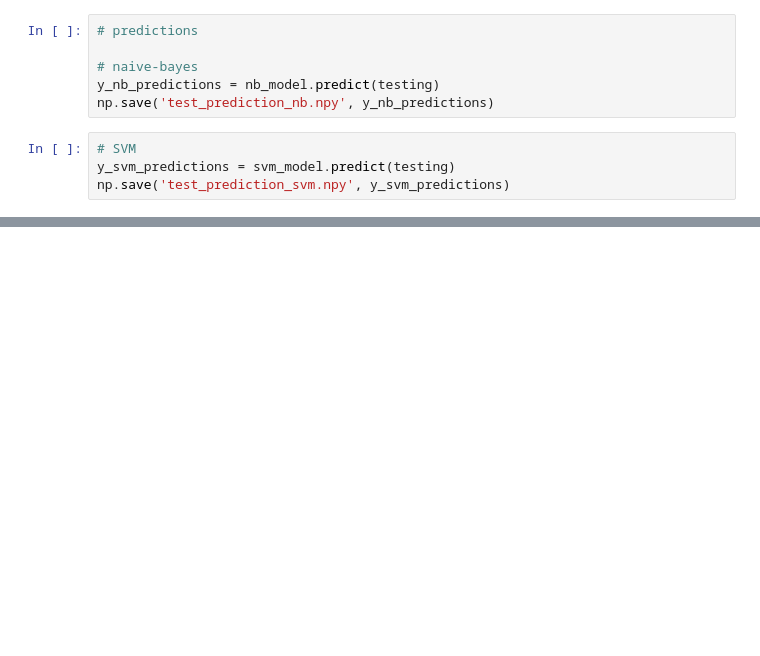
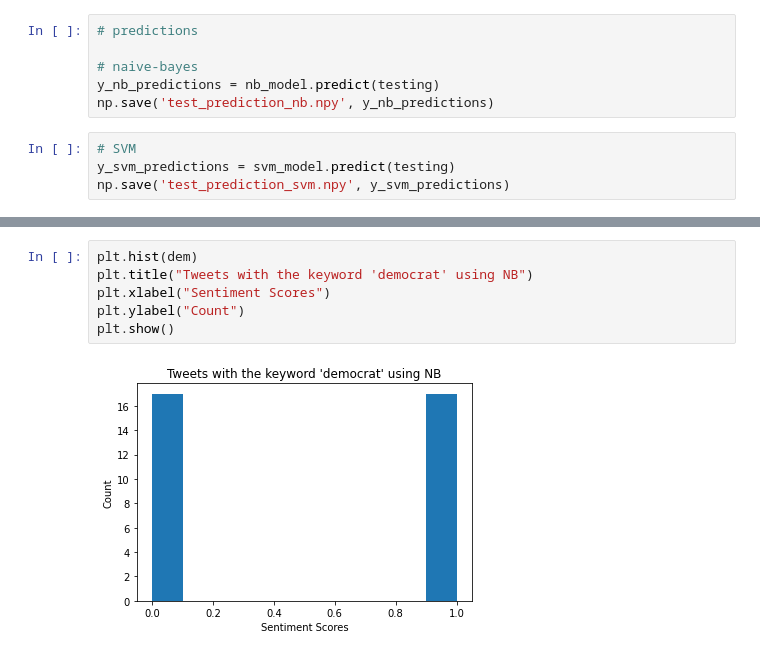
Before and after one commit to babybe11/COG403_Final_Project, a Jupyter notebook: Model Implementation.ipynb, the cells around one changed output, grey strips where cells are left out. Drawn from its saved outputs; the diff is of its cells as text; blank space fills up the shorter version.

```diff
--- a/Model Implementation.ipynb
+++ b/Model Implementation.ipynb
@@ -181,0 +263,8 @@ array([0, 0, 1, 0, 1, 1, 0, 0, 1, 1, 1, 1, 1, 0, 1, 0, 1, 0, 1, 0, 1, 1,
+# %%
+plt.hist(dem)
+plt.title("Tweets with the keyword 'democrat' using NB")
+plt.xlabel("Sentiment Scores")
+plt.ylabel("Count")
+plt.show()
+# %% [output]
+[figure, added]
```
Also changed, not shown: parts of 17 cells of this notebook.
